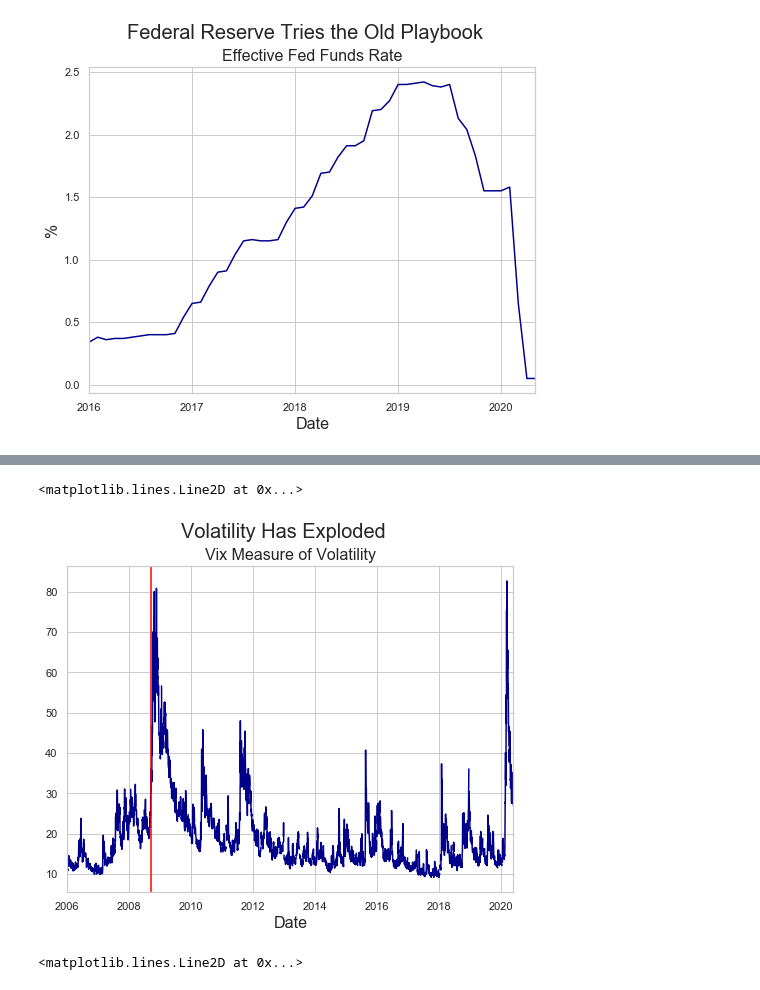
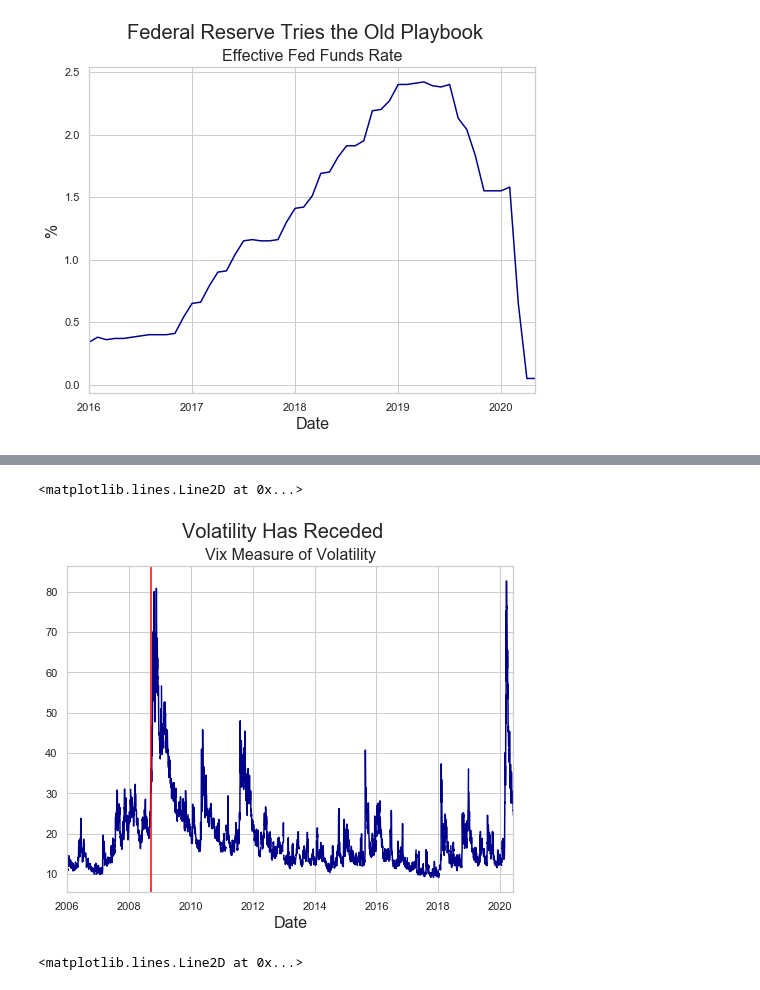
Before and after one commit to thsavage/Macro, a Jupyter notebook: Putting the Crisis into Context NAIOP.ipynb, the cells around one changed output, grey strips where cells are left out. Cells and saved outputs as stored; diff of their text form; code cells hidden in the pictures.

```diff
--- a/Putting the Crisis into Context NAIOP.ipynb
+++ b/Putting the Crisis into Context NAIOP.ipynb
@@ -153,15 +153,15 @@ plt.axvline(dt.datetime(2008, 9, 15), color="red")
 # %%
 vix = fred.get_series("VIXCLS", observation_start='2006-01-01')
 vix.plot(color='darkblue', figsize=(8, 6))
-plt.suptitle('Volatility Has Exploded', fontsize=20)
+plt.suptitle('Volatility Has Receded', fontsize=20)
 plt.title('Vix Measure of Volatility', fontsize=16)
 plt.xlabel('Date', fontsize=16)
 plt.ylabel('', fontsize=16)
 plt.axvline(dt.datetime(2008, 9, 15), color="red")
 #plt.axvline(dt.datetime(2020, 1, 1), color='black')
 # %% [output]
 <matplotlib.lines.Line2D at 0x...>
-[figure, old version]
+[figure, new version]
 # %%
 sales = fred.get_series("RSAFS", observation_start='2006-01-01')
 sales.plot(color='darkblue', figsize=(8, 6))
```
Also changed, not shown: parts of 11 cells of this notebook.
